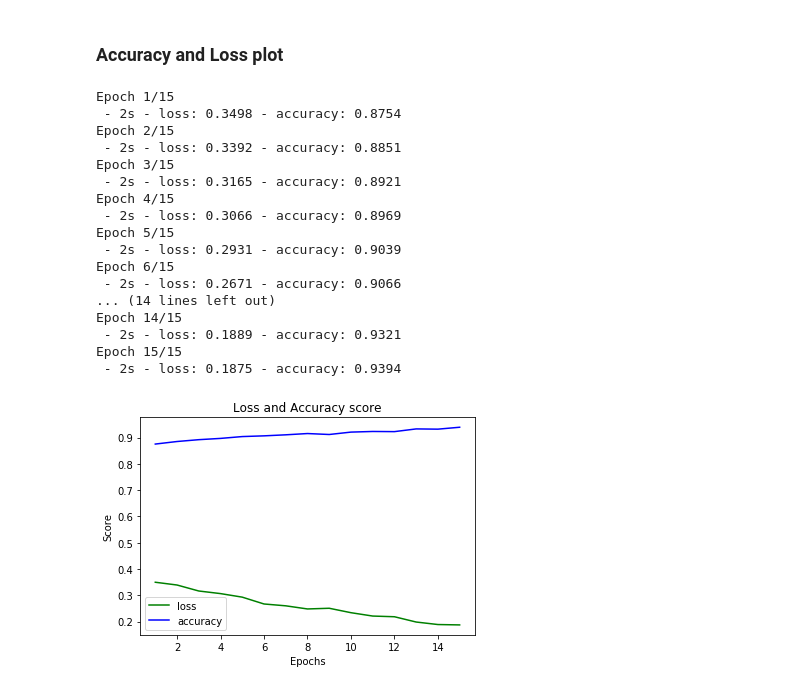
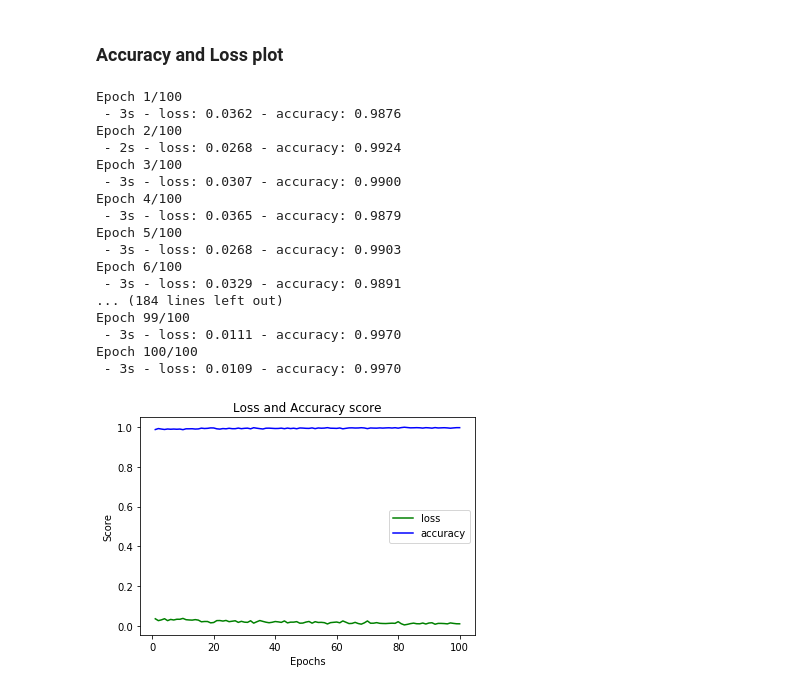
Before and after one commit to NOVAIMS-DataScienceMasters/TextMiningFinalProject, a Jupyter notebook: TMFinalProject-LSTM.ipynb, the cells around one changed output. Drawn from its saved outputs; the diff is of its cells as text; code cells hidden in the pictures.

```diff
--- a/TMFinalProject-LSTM.ipynb
+++ b/TMFinalProject-LSTM.ipynb
@@ -490,7 +445,7 @@ traindf_chunks.head(1)
 
 
 #Tokenize sentences
-print("Tokenizing in progress...")
+print("Tokenizing, tokening, tokenizing...")
 #1. Train set
 text_list_train = list(traindf_chunks['chunks'])
 #text_list_train_lower = [word.lower() for word in text_list_train]
@@ -509,7 +464,7 @@ vocabulary =sorted(list(set(list_of_all_words)))
 #vocabulary = [word for word in vocabulary if word not in stopwords.words('english')]
 
 #--------------------------Pre-processing train and test sets----------------------------------
-print('Pre-processing Train set...')
+print('Pre-processing - Train')
 tokenized_numbers_train = copy.deepcopy(tokenized_text_train)
 
 i=-1
@@ -527,7 +482,7 @@ tokens_train = pd.DataFrame(tokenized_numbers_train, dtype='int32')
 tokens_train = tokens_train.fillna(0)
 tokens_train = tokens_train.astype(int)
 
-print('Pre-processing Test set...')
+print('Pre-processing - test ...')
 tokenized_numbers_test = copy.deepcopy(tokenized_text_test)
 
 i=-1
@@ -545,7 +500,7 @@ tokens_test = pd.DataFrame(tokenized_numbers_test, dtype='int32')
 tokens_test = tokens_test.fillna(0)
 tokens_test = tokens_test.astype(int)
 
-print('Making some more pre-processing to train and test sets...')
+print('Keep Preprocessing...')
 
 #Bring both sets to same shape (Choose how many words to use)
 max_words_in_sentence=30
@@ -565,7 +520,7 @@ else:
     for col in range(tokens_test.shape[1], max_words_in_sentence):
         tokens_test[col] = 0
 
-#------------------------------End of Pre-processing----------------------------------------------------
+#------------------------------Finish Pre-processing----------------------------------------------------
 
 #Define train and Test sets
 train_x = np.array(tokens_train)
@@ -582,16 +537,19 @@ dummy_train_y.astype(int)
 l=len(vocabulary)+1
 inp=train_x.shape[1]
 
+
+print ("modelling!!!!!!!! ")
 #Build an LSTM model
 model = Sequential()
 model.add(Embedding(l, 64,input_length=inp))
-model.add(LSTM(32, dropout=0.4, recurrent_dropout=0.1))
+model.add(LSTM(64, dropout=0.4, recurrent_dropout=0.1))
 model.add(Dense(6, activation='softmax'))
 model.compile(loss='categorical_crossentropy', optimizer='adam', metrics=['accuracy'])
 print(model.summary())
 
 # Fit the model
-model.fit(train_x, dummy_train_y, epochs=15, batch_size=16, verbose=2)
+model.fit(train_x, dummy_train_y, epochs=100, batch_size=16, verbose=2)
+
 
 
 # Predict and write to file
@@ -642,25 +601,25 @@ results
 # %% [markdown]
 ### Accuracy and Loss plot
 # %%
-history = model.fit(train_x, dummy_train_y, epochs=15, batch_size=16, verbose=2)
+history = model.fit(train_x, dummy_train_y, epochs=100, batch_size=16, verbose=2)
 # %% [output]
-Epoch 1/15
- - 2s - loss: 0.3498 - accuracy: 0.8754
-Epoch 2/15
- - 2s - loss: 0.3392 - accuracy: 0.8851
-Epoch 3/15
- - 2s - loss: 0.3165 - accuracy: 0.8921
-Epoch 4/15
- - 2s - loss: 0.3066 - accuracy: 0.8969
-Epoch 5/15
- - 2s - loss: 0.2931 - accuracy: 0.9039
-Epoch 6/15
- - 2s - loss: 0.2671 - accuracy: 0.9066
-... (14 lines left out)
-Epoch 14/15
- - 2s - loss: 0.1889 - accuracy: 0.9321
-Epoch 15/15
- - 2s - loss: 0.1875 - accuracy: 0.9394
+Epoch 1/100
+ - 3s - loss: 0.0362 - accuracy: 0.9876
+Epoch 2/100
+ - 2s - loss: 0.0268 - accuracy: 0.9924
+Epoch 3/100
+ - 3s - loss: 0.0307 - accuracy: 0.9900
+Epoch 4/100
+ - 3s - loss: 0.0365 - accuracy: 0.9879
+Epoch 5/100
+ - 3s - loss: 0.0268 - accuracy: 0.9903
+Epoch 6/100
+ - 3s - loss: 0.0329 - accuracy: 0.9891
+... (184 lines left out)
+Epoch 99/100
+ - 3s - loss: 0.0111 - accuracy: 0.9970
+Epoch 100/100
+ - 3s - loss: 0.0109 - accuracy: 0.9970
 # %%
 def plot_metric(n_epochs, model):
     loss = model.history['loss']
@@ -674,6 +633,6 @@ def plot_metric(n_epochs, model):
     plt.ylabel('Score')
     return plt.show()
 # %%
-plot_metric(15,history)
+plot_metric(100,history)
 # %% [output]
-[figure, old version]
+[figure, new version]
```
Also changed, not shown: parts of 11 cells of this notebook, 10 other files.
